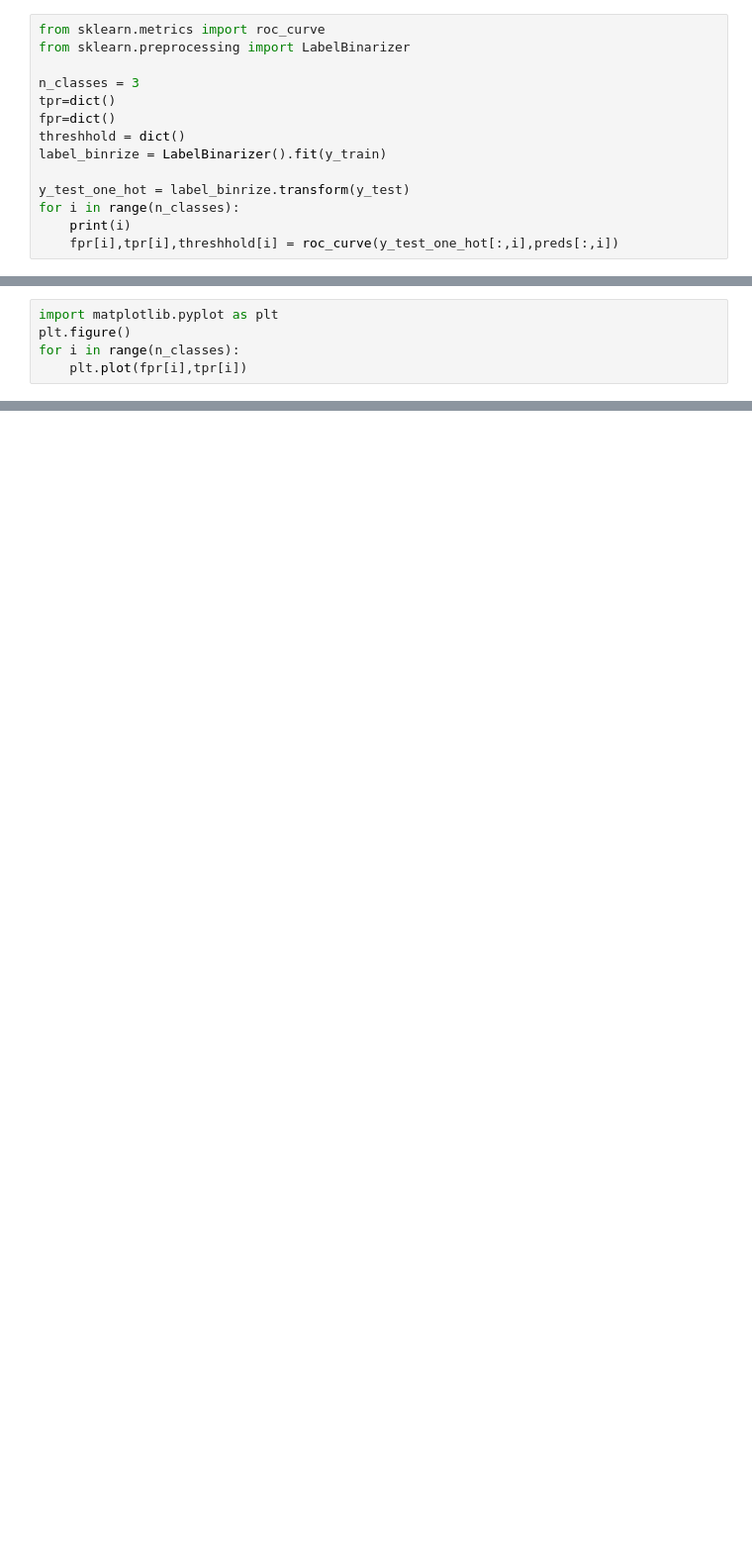
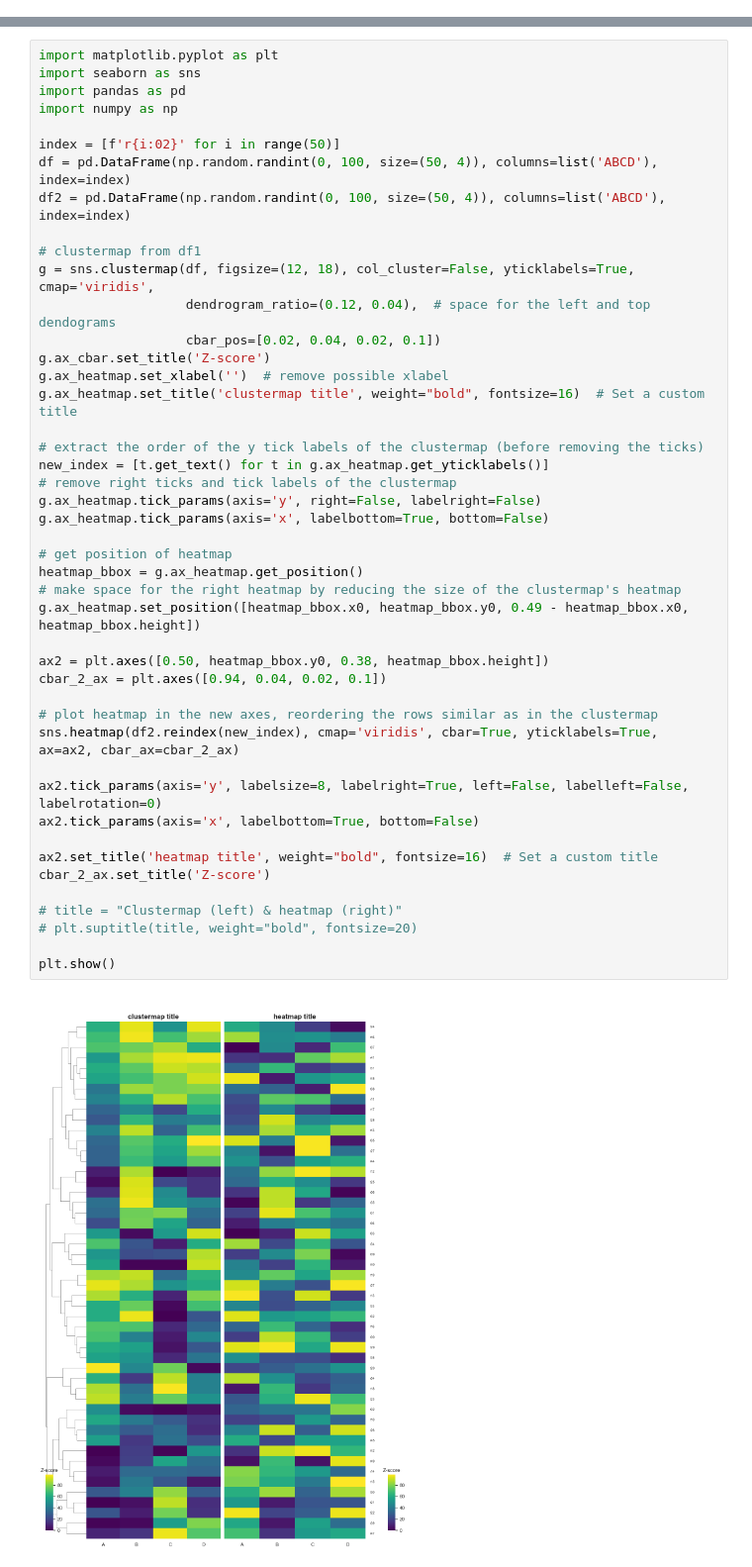
Before and after one commit to Versus-91/mlfit, a Jupyter notebook: frontend/test.ipynb, the cells around one changed output, grey strips where cells are left out. Shown: that part at 99% size. Drawn from its saved outputs; the diff is of its cells as text; blank space fills up the shorter version.

Commit message:
dendogram

```diff
--- a/frontend/test.ipynb
+++ b/frontend/test.ipynb
@@ -44,14 +0,0 @@ except:
-# %%
-from sklearn.metrics import roc_curve
-from sklearn.preprocessing import LabelBinarizer
-
-n_classes = 3
-tpr=dict()
-fpr=dict()
-threshhold = dict()
-label_binrize = LabelBinarizer().fit(y_train)
-
-y_test_one_hot = label_binrize.transform(y_test)
-for i in range(n_classes):
-    print(i)
-    fpr[i],tpr[i],threshhold[i] = roc_curve(y_test_one_hot[:,i],preds[:,i])
@@ -62,5 +0,0 @@ for i in range(n_classes):
-# %%
-import matplotlib.pyplot as plt
-plt.figure()
-for i in range(n_classes):
-    plt.plot(fpr[i],tpr[i])
@@ -127,0 +35,47 @@ grids
+# %%
+import matplotlib.pyplot as plt
+import seaborn as sns
+import pandas as pd
+import numpy as np
+
+index = [f'r{i:02}' for i in range(50)]
+df = pd.DataFrame(np.random.randint(0, 100, size=(50, 4)), columns=list('ABCD'), index=index)
+df2 = pd.DataFrame(np.random.randint(0, 100, size=(50, 4)), columns=list('ABCD'), index=index)
+
+# clustermap from df1
+g = sns.clustermap(df, figsize=(12, 18), col_cluster=False, yticklabels=True, cmap='viridis',
+                   dendrogram_ratio=(0.12, 0.04),  # space for the left and top dendograms
+                   cbar_pos=[0.02, 0.04, 0.02, 0.1])
+g.ax_cbar.set_title('Z-score')
+g.ax_heatmap.set_xlabel('')  # remove possible xlabel
+g.ax_heatmap.set_title('clustermap title', weight="bold", fontsize=16)  # Set a custom title
+
+# extract the order of the y tick labels of the clustermap (before removing the ticks)
+new_index = [t.get_text() for t in g.ax_heatmap.get_yticklabels()]
+# remove right ticks and tick labels of the clustermap
+g.ax_heatmap.tick_params(axis='y', right=False, labelright=False)
+g.ax_heatmap.tick_params(axis='x', labelbottom=True, bottom=False)
+
+# get position of heatmap
+heatmap_bbox = g.ax_heatmap.get_position()
+# make space for the right heatmap by reducing the size of the clustermap's heatmap
+g.ax_heatmap.set_position([heatmap_bbox.x0, heatmap_bbox.y0, 0.49 - heatmap_bbox.x0, heatmap_bbox.height])
+
+ax2 = plt.axes([0.50, heatmap_bbox.y0, 0.38, heatmap_bbox.height])
+cbar_2_ax = plt.axes([0.94, 0.04, 0.02, 0.1])
+
+# plot heatmap in the new axes, reordering the rows similar as in the clustermap
+sns.heatmap(df2.reindex(new_index), cmap='viridis', cbar=True, yticklabels=True, ax=ax2, cbar_ax=cbar_2_ax)
+
+ax2.tick_params(axis='y', labelsize=8, labelright=True, left=False, labelleft=False, labelrotation=0)
+ax2.tick_params(axis='x', labelbottom=True, bottom=False)
+
+ax2.set_title('heatmap title', weight="bold", fontsize=16)  # Set a custom title
+cbar_2_ax.set_title('Z-score')
+
+# title = "Clustermap (left) & heatmap (right)"
+# plt.suptitle(title, weight="bold", fontsize=20)
+
+plt.show()
+# %% [output]
+[figure, added]
```
Also changed, not shown: parts of 9 cells of this notebook, 2 other files.
